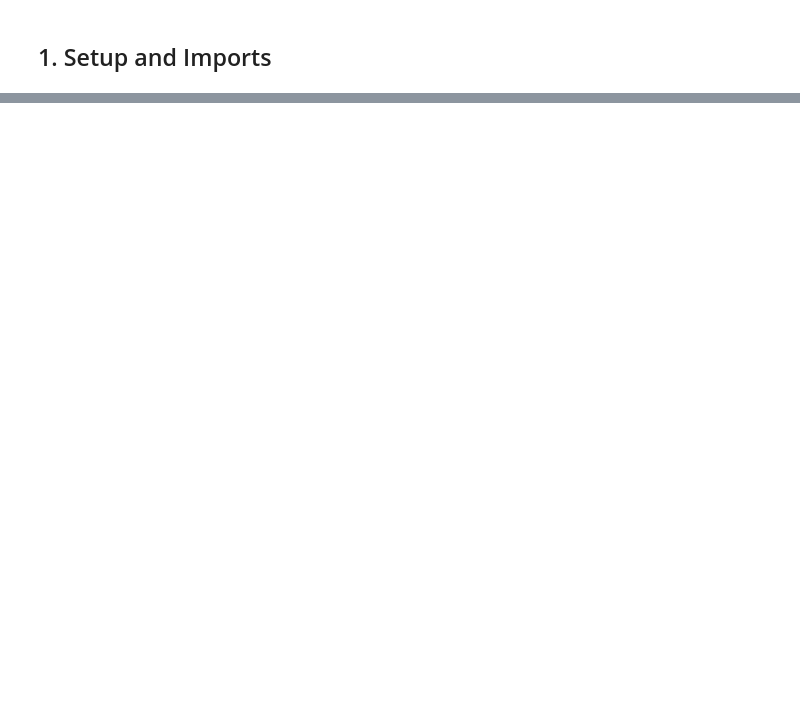
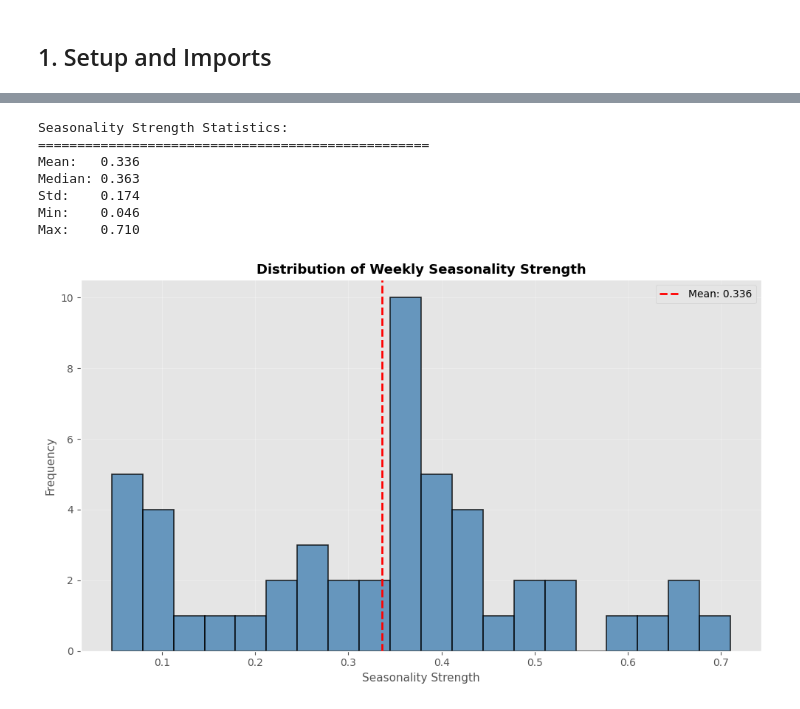
Before and after one commit to FilTheo/Cloud-for-AI, a Jupyter notebook: workshop_ml_2025/practical/end_to_end.ipynb, the cells around one changed output, grey strips where cells are left out. Cells and saved outputs as stored; diff of their text form; code cells hidden in the pictures; blank space fills up the shorter version.

```diff
--- a/workshop_ml_2025/practical/end_to_end.ipynb
+++ b/workshop_ml_2025/practical/end_to_end.ipynb
@@ -1183,0 +174,54 @@ print("="*80)
+# %%
+# Calculate seasonality strength for all items
+seasonality_strength = {}
+
+for item in df['unique_id'].unique():
+    item_data = df[df['unique_id'] == item].sort_values('date').set_index('date')
+
+    try:
+        decomp = seasonal_decompose(item_data['y'], model='additive', period=7)
+
+        # Calculate strength
+        seasonal_var = np.var(decomp.seasonal.dropna())
+        resid_var = np.var(decomp.resid.dropna())
+
+        strength = 1 - (resid_var / (seasonal_var + resid_var))
+        seasonality_strength[item] = strength
+    except:
+        seasonality_strength[item] = np.nan
+
+# Convert to DataFrame
+strength_df = pd.DataFrame(list(seasonality_strength.items()),
+                           columns=['Item', 'Seasonality_Strength'])
+strength_df = strength_df.dropna().sort_values('Seasonality_Strength', ascending=False)
+
+print("Seasonality Strength Statistics:")
+print("=" * 50)
+print(f"Mean:   {strength_df['Seasonality_Strength'].mean():.3f}")
+print(f"Median: {strength_df['Seasonality_Strength'].median():.3f}")
+print(f"Std:    {strength_df['Seasonality_Strength'].std():.3f}")
+print(f"Min:    {strength_df['Seasonality_Strength'].min():.3f}")
+print(f"Max:    {strength_df['Seasonality_Strength'].max():.3f}")
+
+# Plot histogram
+fig, ax = plt.subplots(figsize=(10, 6))
+ax.hist(strength_df['Seasonality_Strength'], bins=20, color='steelblue',
+        alpha=0.8, edgecolor='black', linewidth=1.2)
+ax.axvline(x=strength_df['Seasonality_Strength'].mean(), color='red',
+           linestyle='--', linewidth=2, label=f"Mean: {strength_df['Seasonality_Strength'].mean():.3f}")
+ax.set_xlabel('Seasonality Strength', fontsize=11)
+ax.set_ylabel('Frequency', fontsize=11)
+ax.set_title('Distribution of Weekly Seasonality Strength', fontsize=13, fontweight='bold')
+ax.legend(fontsize=10)
+ax.grid(True, alpha=0.3)
+plt.tight_layout()
+plt.show()
+# %% [output]
+Seasonality Strength Statistics:
+==================================================
+Mean:   0.336
+Median: 0.363
+Std:    0.174
+Min:    0.046
+Max:    0.710
+[figure, added]
```
Also changed, not shown: parts of 78 cells of this notebook.
